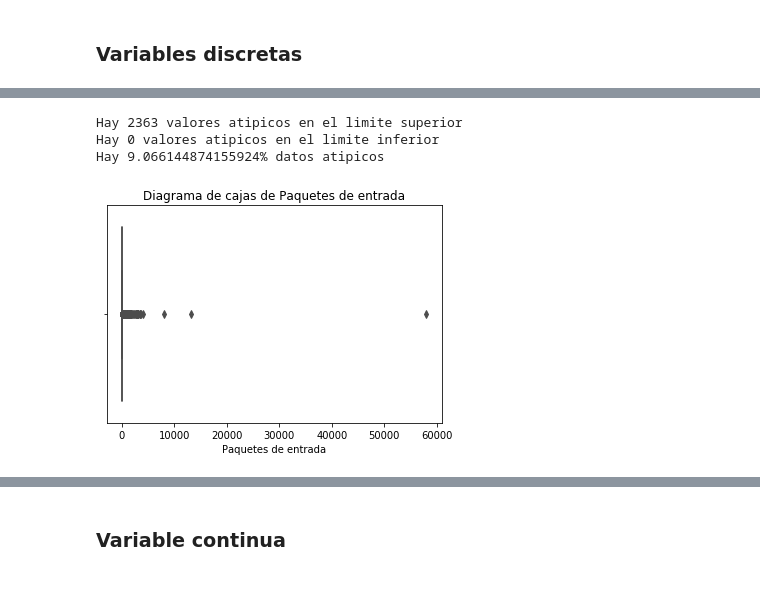
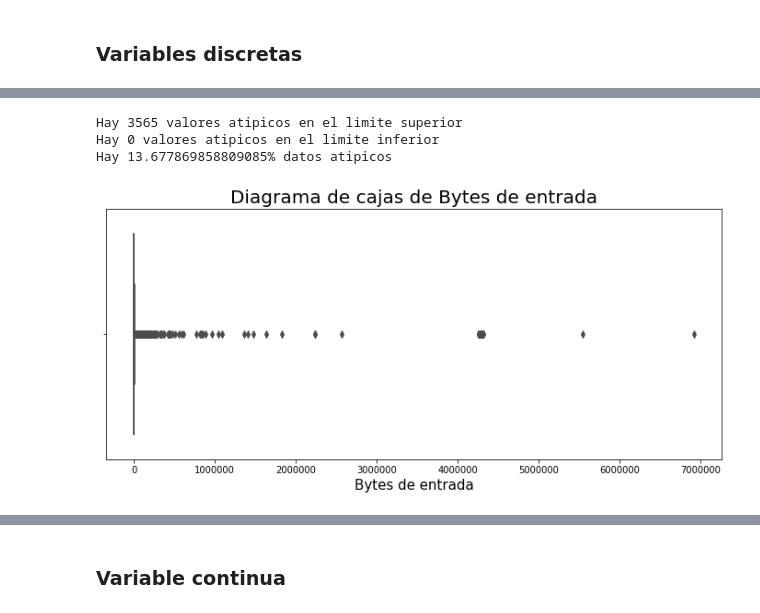
Before and after one commit to Kaiziferr/-Miner_Detector, a Jupyter notebook: PDG/1. Analysis_Univariado_Netflow.ipynb, the cells around one changed output, grey strips where cells are left out. Saved outputs shown, nothing was run; the diff lists cells and outputs as text; code cells hidden in the pictures; blank space fills up the shorter version.

```diff
--- a/PDG/1. Analysis_Univariado_Netflow.ipynb
+++ b/PDG/1. Analysis_Univariado_Netflow.ipynb
@@ -130,0 +168,3 @@ def made_frequency_table_B(x,date,m):
+# %%
+def summary_descriptivo(ind,col,val):
+    features_No_Agrupadas.loc[ind,col] = val
@@ -457,2 +524,29 @@ name = ['Puerto origen', 'Puerto destino','Paquetes de entrada','Bytes de entrad
 # %% [markdown]
 ### Variables discretas
+# %%
+m = data_numeric_int_list[0]
+box_plot(m,name[0])
+q1 = data[m].quantile(0.25)
+q3 = data[m].quantile(0.75)
+q2 = data[m].quantile(0.5)
+ric = q3-q1
+borde_s = q3 + 1.5*ric
+borde_i = q1-1.5*ric
+atip_s = data[data[m]>borde_s].shape[0]
+atip_i = data[data[m]<borde_i].shape[0]
+porc = ((atip_s+atip_i)/data[m].shape[0]) * 100
+
+
+summary_descriptivo(m,'Q1',q1)
+summary_descriptivo(m,'Q2',q2)
+summary_descriptivo(m,'Q3',q3)
+summary_descriptivo(m,'Ls',borde_s)
+summary_descriptivo(m,'Li',borde_i)
+summary_descriptivo(m,'RIC',ric)
+summary_descriptivo(m,'Outliers', (atip_i+atip_s))
+summary_descriptivo(m,'per_out',porc)
+
+
+print(colored(f'Hay {atip_s} valores atipicos en el limite superior', attrs=['bold']))
+print(colored(f'Hay {atip_i} valores atipicos en el limite inferior', attrs=['bold']))
+print(colored(f'Hay {porc}% datos atipicos', attrs=['bold']))
@@ -497,19 +616,29 @@ Hay 0.0% datos atipicos
 # %%
-m = data_numeric_int_list[2]
-box_plot(m,name[2])
+m = data_numeric_int_list[3]
+box_plot(m,name[3])
 q1 = data[m].quantile(0.25)
 q3 = data[m].quantile(0.75)
 ric = q3-q1
 borde_s = q3 + 1.5*ric
 borde_i = q1-1.5*ric
 atip_s = data[data[m]>borde_s].shape[0]
 atip_i = data[data[m]<borde_i].shape[0]
 porc = ((atip_s+atip_i)/data[m].shape[0]) * 100
+
+summary_descriptivo(m,'Q1',q1)
+summary_descriptivo(m,'Q2',q2)
+summary_descriptivo(m,'Q3',q3)
+summary_descriptivo(m,'Ls',borde_s)
+summary_descriptivo(m,'Li',borde_i)
+summary_descriptivo(m,'RIC',ric)
+summary_descriptivo(m,'Outliers', (atip_i+atip_s))
+summary_descriptivo(m,'per_out',porc)
+
 print(colored(f'Hay {atip_s} valores atipicos en el limite superior', attrs=['bold']))
 print(colored(f'Hay {atip_i} valores atipicos en el limite inferior', attrs=['bold']))
 print(colored(f'Hay {porc}% datos atipicos', attrs=['bold']))
 # %% [output]
-Hay 2363 valores atipicos en el limite superior
+Hay 3565 valores atipicos en el limite superior
 Hay 0 valores atipicos en el limite inferior
-Hay 9.066144874155924% datos atipicos
+Hay 13.677869858809085% datos atipicos
-[figure, old version]
+[figure, new version]
```
Also changed, not shown: parts of 51 cells of this notebook, 5 other files.
